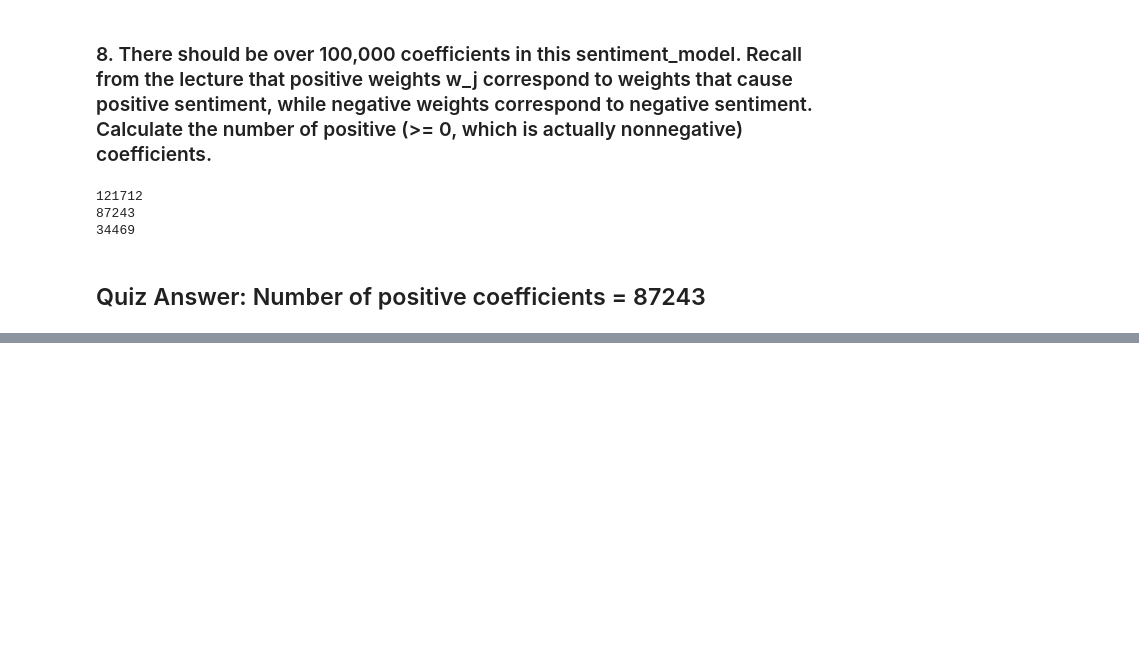
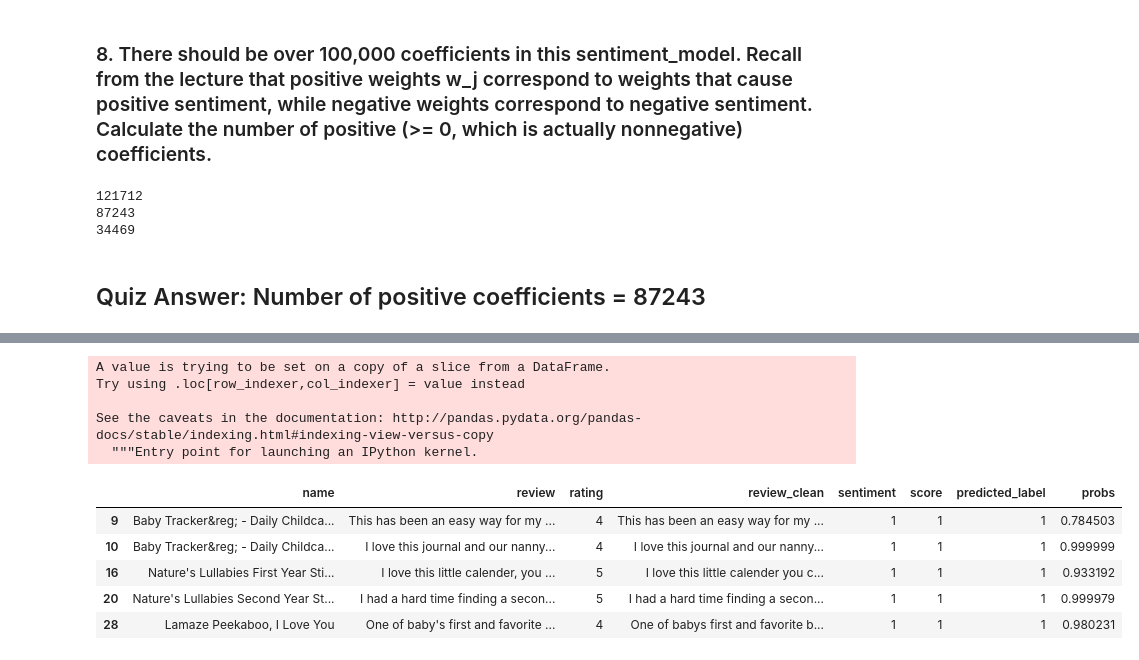
Before and after one commit to sachinjain024/practicebook, a Jupyter notebook: my-courses/coursera-classification/week1/Assignment.ipynb, the cells around one changed output, grey strips where cells are left out. Saved outputs shown, nothing was run; the diff lists cells and outputs as text; code cells hidden in the pictures; blank space fills up the shorter version.

```diff
--- a/my-courses/coursera-classification/week1/Assignment.ipynb
+++ b/my-courses/coursera-classification/week1/Assignment.ipynb
@@ -185,0 +279,15 @@ print (negative_coefficients)
+# %%
+test_data['probs'] = sentiment_model.predict_proba(test_matrix)[:,1]
+test_data.head()
+# %% [output]
+A value is trying to be set on a copy of a slice from a DataFrame.
+Try using .loc[row_indexer,col_indexer] = value instead
+
+See the caveats in the documentation: http://pandas.pydata.org/pandas-docs/stable/indexing.html#indexing-view-versus-copy
+  """Entry point for launching an IPython kernel.
+|  | name | review | rating | review_clean | sentiment | score | predicted_label | probs |
+| 9 | Baby Tracker&reg; - Daily Childca... | This has been an easy way for my ... | 4 | This has been an easy way for my ... | 1 | 1 | 1 | 0.784503 |
+| 10 | Baby Tracker&reg; - Daily Childca... | I love this journal and our nanny... | 4 | I love this journal and our nanny... | 1 | 1 | 1 | 0.999999 |
+| 16 | Nature's Lullabies First Year Sti... | I love this little calender, you ... | 5 | I love this little calender you c... | 1 | 1 | 1 | 0.933192 |
+| 20 | Nature's Lullabies Second Year St... | I had a hard time finding a secon... | 5 | I had a hard time finding a secon... | 1 | 1 | 1 | 0.999979 |
+| 28 | Lamaze Peekaboo, I Love You | One of baby's first and favorite ... | 4 | One of babys first and favorite b... | 1 | 1 | 1 | 0.980231 |
```
Also changed, not shown: parts of 20 cells of this notebook.
